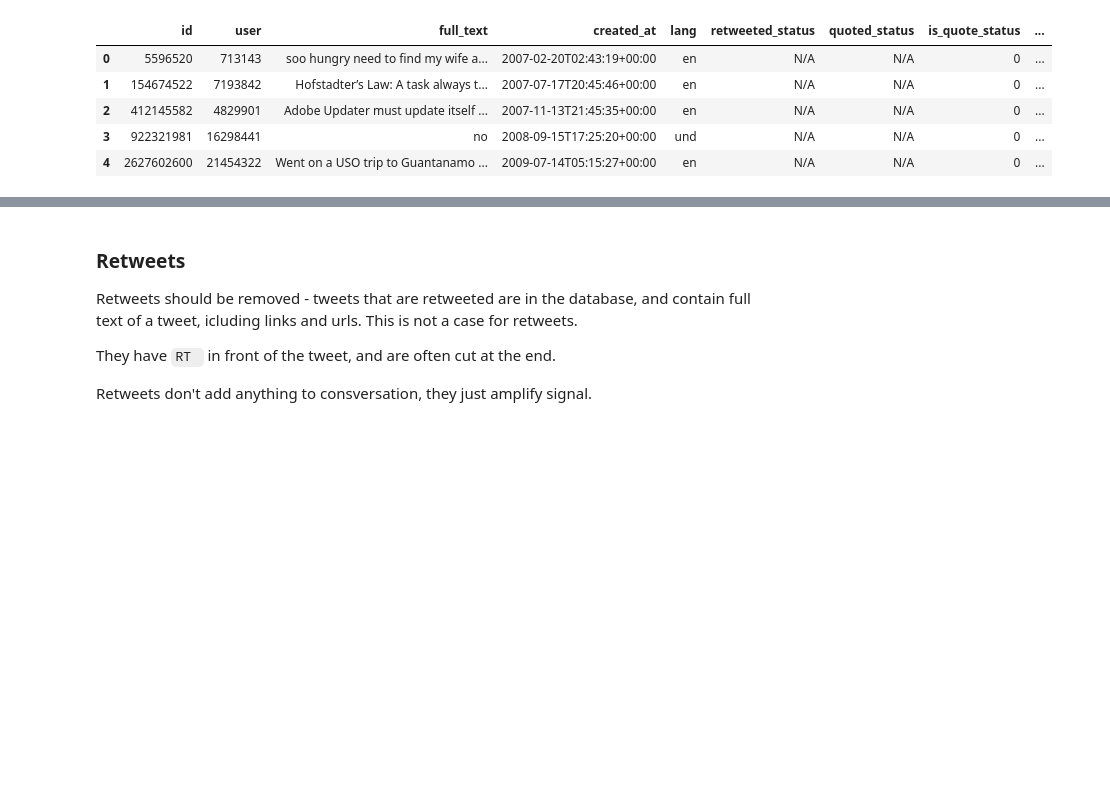
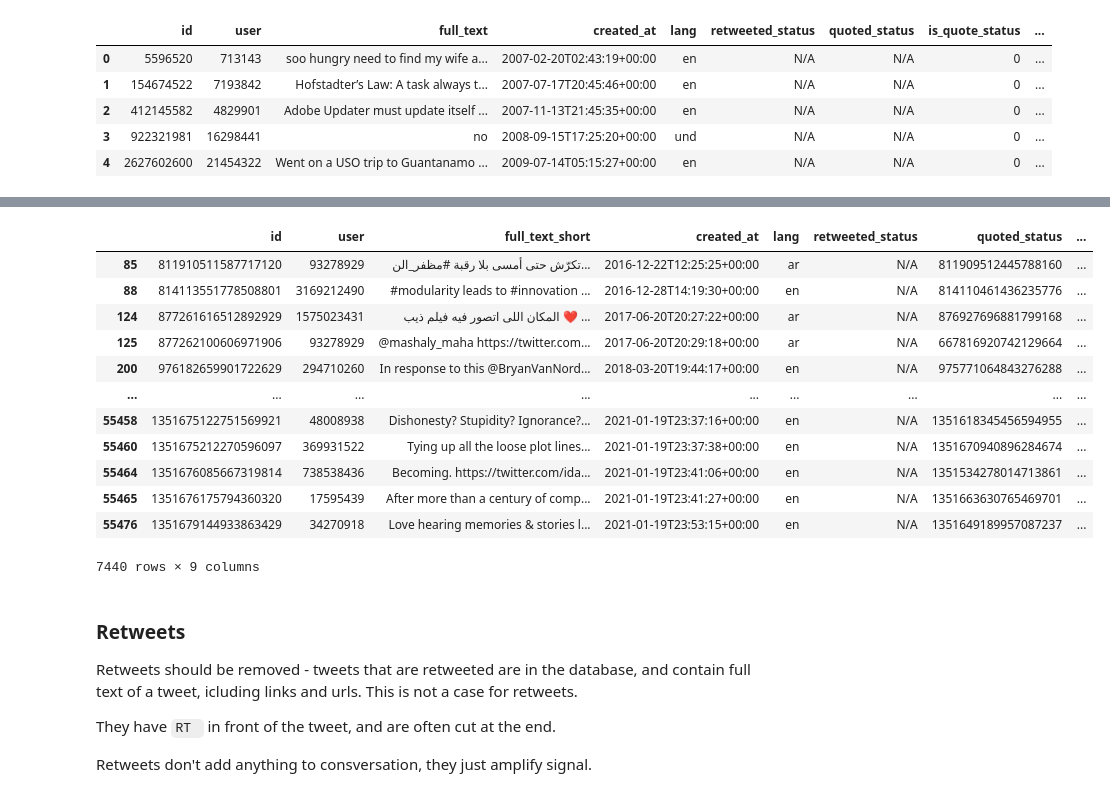
Before and after one commit to gsajko/tweetfeed, a Jupyter notebook: notebooks/Tweetfeed.ipynb, the cells around one changed output, grey strips where cells are left out. Drawn from its saved outputs; the diff is of its cells as text; code cells hidden in the pictures; blank space fills up the shorter version.

```diff
--- a/notebooks/Tweetfeed.ipynb
+++ b/notebooks/Tweetfeed.ipynb
@@ -48,3 +67,19 @@ df.head()
+# %%
+df[df.quoted_status != "N/A"]
+# %% [output]
+|  | id | user | full_text_short | created_at | lang | retweeted_status | quoted_status | ... |
+| 85 | 811910511587717120 | 93278929 | تكرّش حتى أمسى بلا رقبة #مظفر_الن... | 2016-12-22T12:25:25+00:00 | ar | N/A | 811909512445788160 | ... |
+| 88 | 814113551778508801 | 3169212490 | #modularity leads to #innovation ... | 2016-12-28T14:19:30+00:00 | en | N/A | 814110461436235776 | ... |
+| 124 | 877261616512892929 | 1575023431 | المكان اللى اتصور فيه فيلم ذيب ❤ ... | 2017-06-20T20:27:22+00:00 | ar | N/A | 876927696881799168 | ... |
+| 125 | 877262100606971906 | 93278929 | @mashaly_maha https://twitter.com... | 2017-06-20T20:29:18+00:00 | ar | N/A | 667816920742129664 | ... |
+| 200 | 976182659901722629 | 294710260 | In response to this @BryanVanNord... | 2018-03-20T19:44:17+00:00 | en | N/A | 975771064843276288 | ... |
+| ... | ... | ... | ... | ... | ... | ... | ... | ... |
+| 55458 | 1351675122751569921 | 48008938 | Dishonesty? Stupidity? Ignorance?... | 2021-01-19T23:37:16+00:00 | en | N/A | 1351618345456594955 | ... |
+| 55460 | 1351675212270596097 | 369931522 | Tying up all the loose plot lines... | 2021-01-19T23:37:38+00:00 | en | N/A | 1351670940896284674 | ... |
+| 55464 | 1351676085667319814 | 738538436 | Becoming. https://twitter.com/ida... | 2021-01-19T23:41:06+00:00 | en | N/A | 1351534278014713861 | ... |
+| 55465 | 1351676175794360320 | 17595439 | After more than a century of comp... | 2021-01-19T23:41:27+00:00 | en | N/A | 1351663630765469701 | ... |
+| 55476 | 1351679144933863429 | 34270918 | Love hearing memories & stories l... | 2021-01-19T23:53:15+00:00 | en | N/A | 1351649189957087237 | ... |
+7440 rows × 9 columns
 # %% [markdown]
 ### Retweets
 
```
Also changed, not shown: parts of 39 cells of this notebook, 2 other files.
